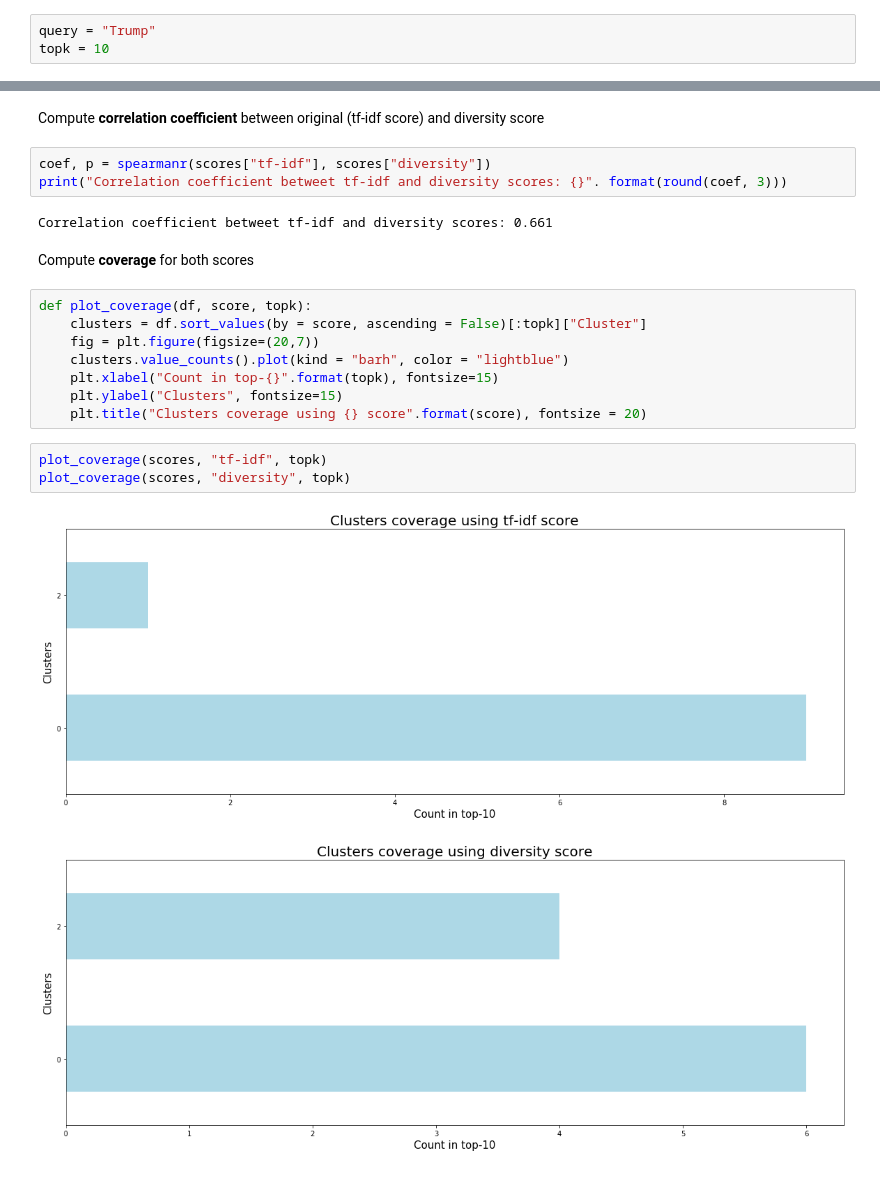
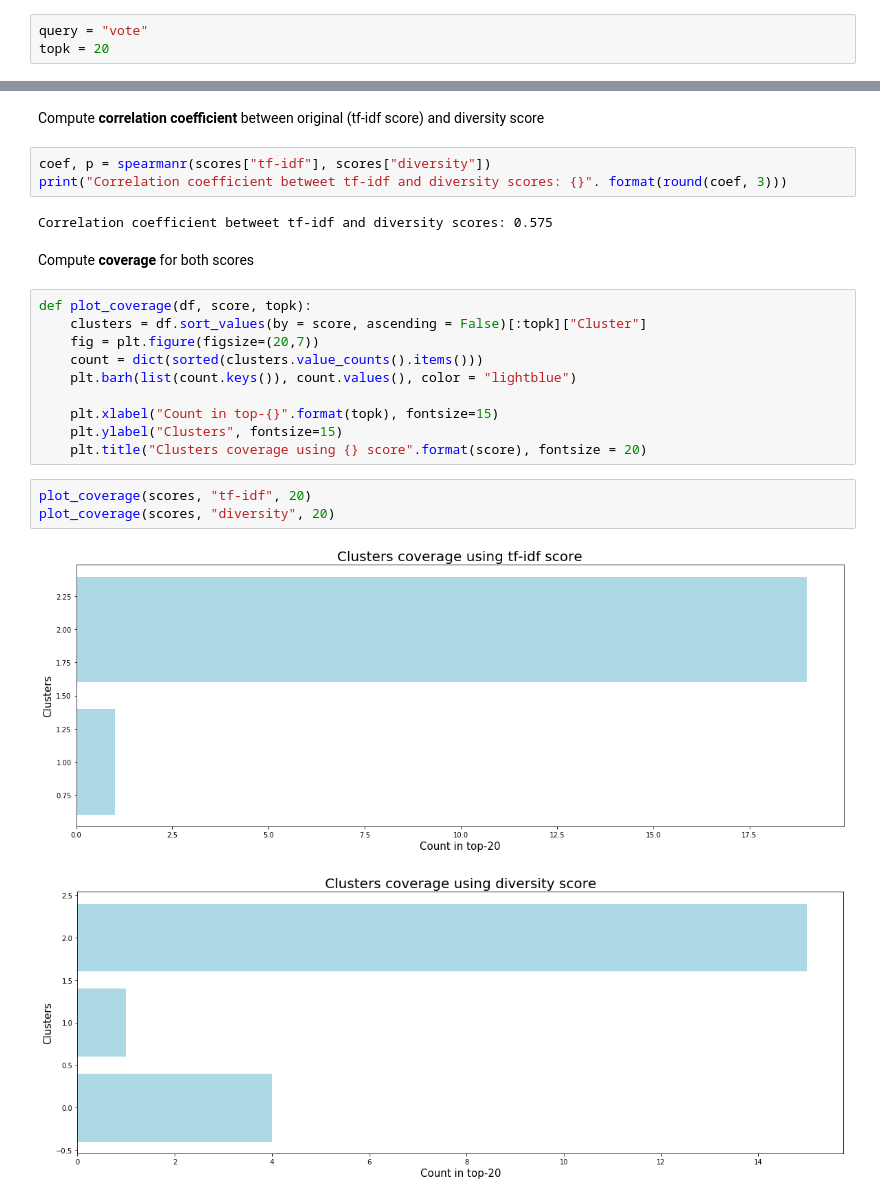
Before and after one commit to bertabenet/search_engine_IRWA2020, a Jupyter notebook: notebook/RQ2.ipynb, the cells around one changed output, grey strips where cells are left out. Cells and saved outputs as stored; diff of their text form.

```diff
--- a/notebook/RQ2.ipynb
+++ b/notebook/RQ2.ipynb
@@ -40,8 +40,8 @@ cluster_df.head()
 ## All following steps are related to a specific **query** and the **top-k**.  Specify them in the following cell:
 </font>
 # %%
-query = "Trump"
-topk = 10
+query = "vote"
+topk = 20
 # %% [markdown]
 ## 1. Compute scores
 # %% [markdown]
@@ -190,20 +184,22 @@ Compute **correlation coefficient** between original (tf-idf score) and diversit
 coef, p = spearmanr(scores["tf-idf"], scores["diversity"])
 print("Correlation coefficient betweet tf-idf and diversity scores: {}". format(round(coef, 3)))
 # %% [output]
-Correlation coefficient betweet tf-idf and diversity scores: 0.661
+Correlation coefficient betweet tf-idf and diversity scores: 0.575
 # %% [markdown]
 Compute **coverage** for both scores
 # %%
 def plot_coverage(df, score, topk):
     clusters = df.sort_values(by = score, ascending = False)[:topk]["Cluster"]
     fig = plt.figure(figsize=(20,7))
-    clusters.value_counts().plot(kind = "barh", color = "lightblue")
+    count = dict(sorted(clusters.value_counts().items()))
+    plt.barh(list(count.keys()), count.values(), color = "lightblue")
+
     plt.xlabel("Count in top-{}".format(topk), fontsize=15)
     plt.ylabel("Clusters", fontsize=15)
     plt.title("Clusters coverage using {} score".format(score), fontsize = 20)
 # %%
-plot_coverage(scores, "tf-idf", topk)
-plot_coverage(scores, "diversity", topk)
+plot_coverage(scores, "tf-idf", 20)
+plot_coverage(scores, "diversity", 20)
 # %% [output]
-[figure, old version]
+[figure, new version]
-[figure, old version]
+[figure, new version]
```
Also changed, not shown: parts of 6 cells of this notebook, 6 other files.
